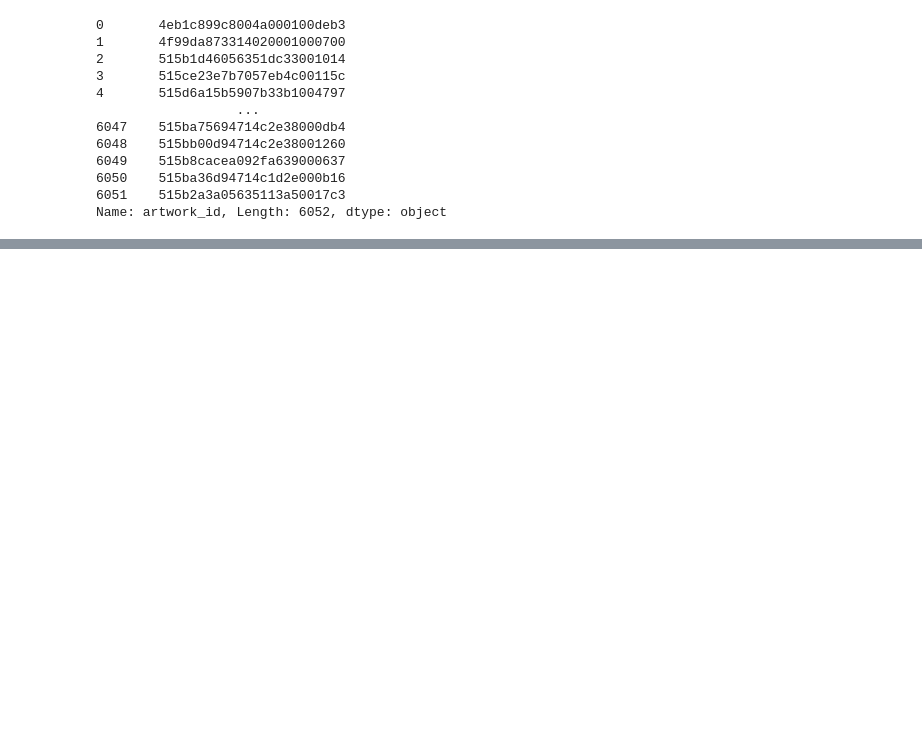
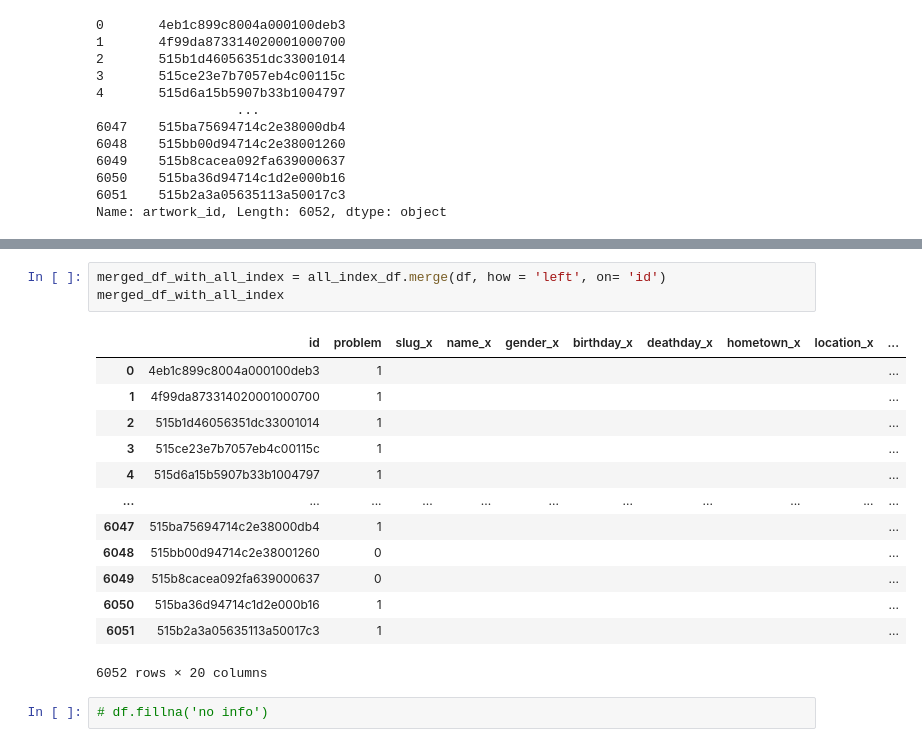
Before and after one commit to sweetmanco/artsy-fartsci, a Jupyter notebook: notebooks/get_artist_ID_info.ipynb, the cells around one changed output, grey strips where cells are left out. Cells and saved outputs as stored; diff of their text form; blank space fills up the shorter version.

```diff
--- a/notebooks/get_artist_ID_info.ipynb
+++ b/notebooks/get_artist_ID_info.ipynb
@@ -173,0 +249,19 @@ artists_df = pd.concat([artists_df, artworks_temp], ignore_index=True)\n",
+# %%
+merged_df_with_all_index = all_index_df.merge(df, how = 'left', on= 'id')
+merged_df_with_all_index
+# %% [output]
+|  | id | problem | slug_x | name_x | gender_x | birthday_x | deathday_x | hometown_x | location_x | ... |
+| 0 | 4eb1c899c8004a000100deb3 | 1 |  |  |  |  |  |  |  | ... |
+| 1 | 4f99da873314020001000700 | 1 |  |  |  |  |  |  |  | ... |
+| 2 | 515b1d46056351dc33001014 | 1 |  |  |  |  |  |  |  | ... |
+| 3 | 515ce23e7b7057eb4c00115c | 1 |  |  |  |  |  |  |  | ... |
+| 4 | 515d6a15b5907b33b1004797 | 1 |  |  |  |  |  |  |  | ... |
+| ... | ... | ... | ... | ... | ... | ... | ... | ... | ... | ... |
+| 6047 | 515ba75694714c2e38000db4 | 1 |  |  |  |  |  |  |  | ... |
+| 6048 | 515bb00d94714c2e38001260 | 0 |  |  |  |  |  |  |  | ... |
+| 6049 | 515b8cacea092fa639000637 | 0 |  |  |  |  |  |  |  | ... |
+| 6050 | 515ba36d94714c1d2e000b16 | 1 |  |  |  |  |  |  |  | ... |
+| 6051 | 515b2a3a05635113a50017c3 | 1 |  |  |  |  |  |  |  | ... |
+6052 rows × 20 columns
+# %%
+# df.fillna('no info')
```
Also changed, not shown: parts of 33 cells of this notebook, 1 other file.
